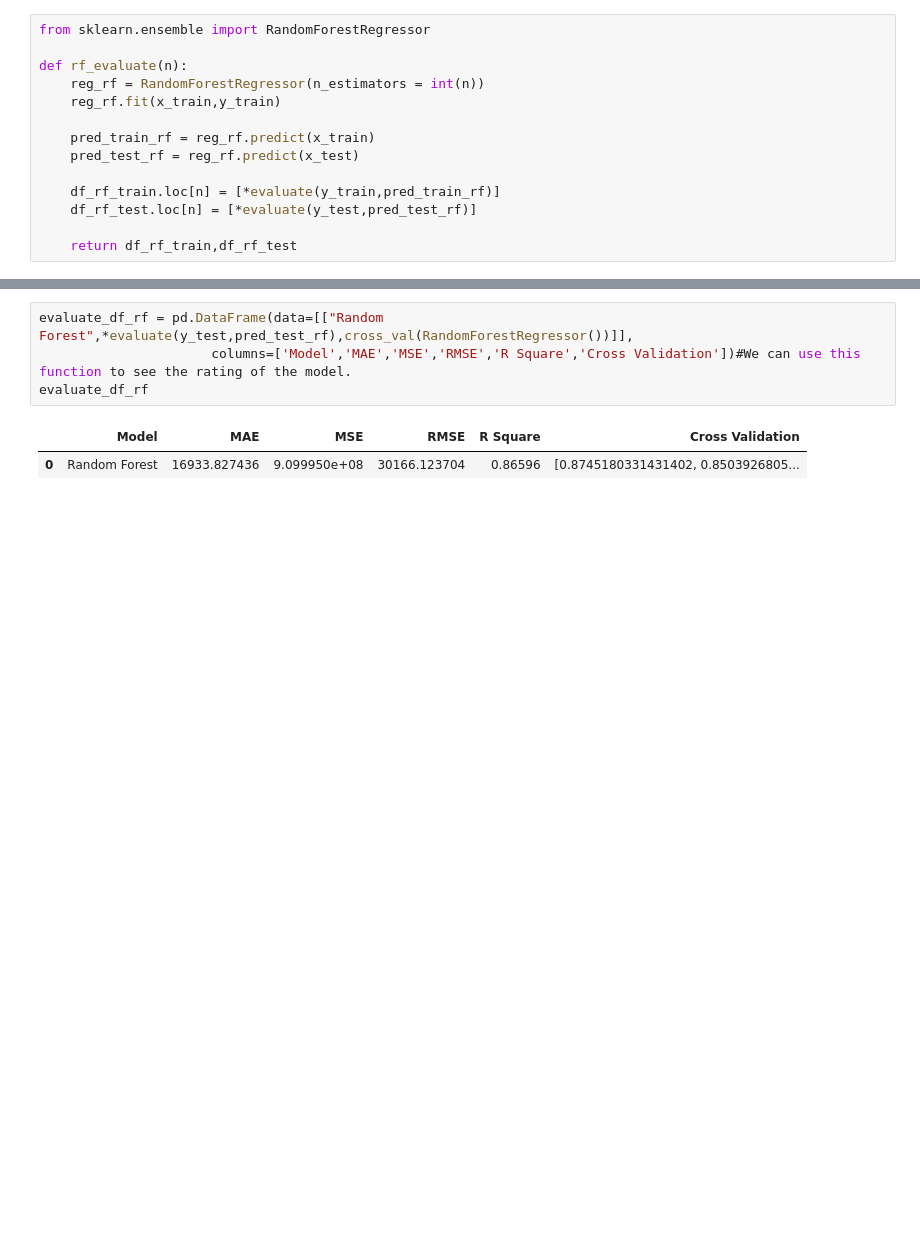
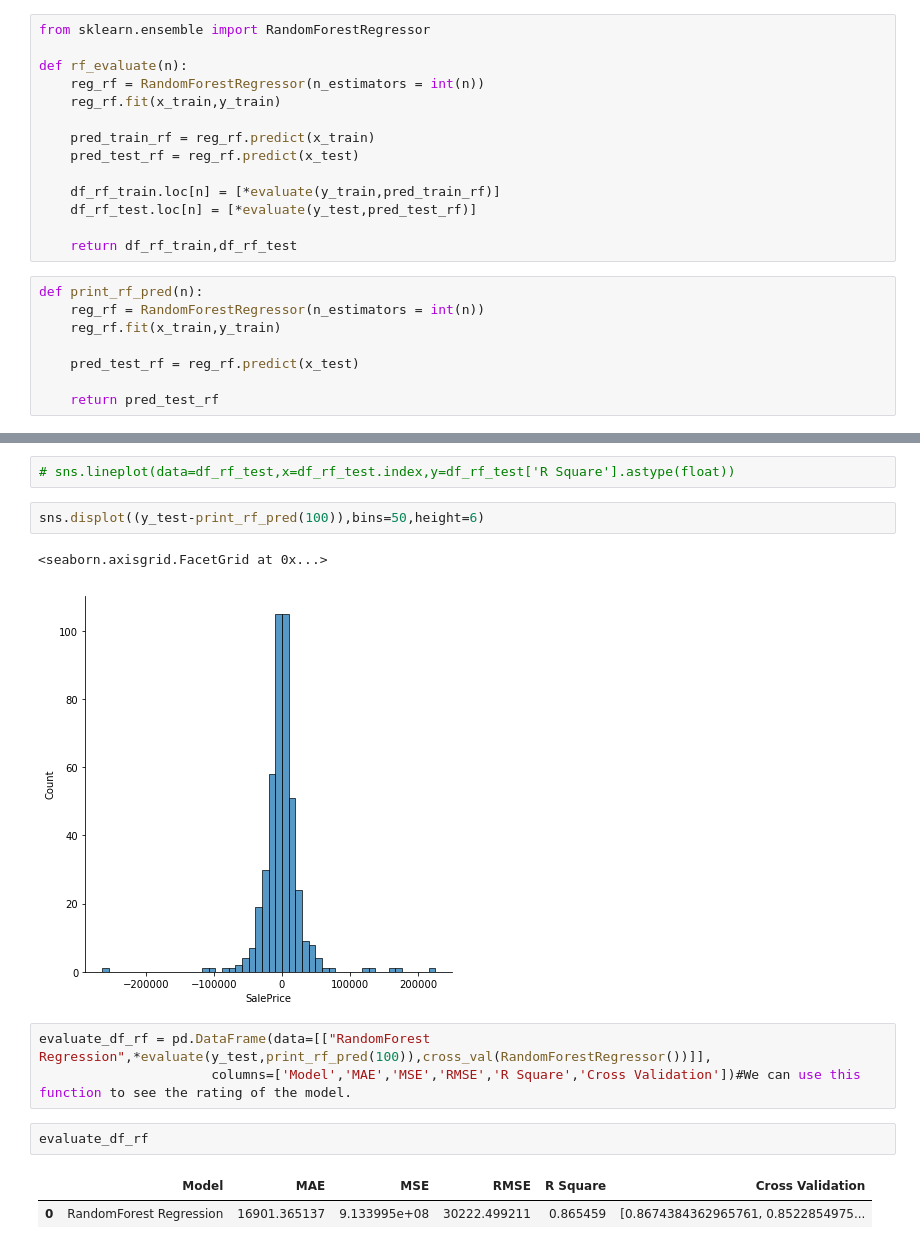
Before and after one commit to QIUYAN08042/NZseek_project, a Jupyter notebook: ML_House_price/House_Price_Pre.ipynb, the cells around one changed output, grey strips where cells are left out. Drawn from its saved outputs; the diff is of its cells as text; blank space fills up the shorter version.

```diff
--- a/ML_House_price/House_Price_Pre.ipynb
+++ b/ML_House_price/House_Price_Pre.ipynb
@@ -506,6 +528,14 @@ def rf_evaluate(n):
     df_rf_test.loc[n] = [*evaluate(y_test,pred_test_rf)]
 
     return df_rf_train,df_rf_test
+# %%
+def print_rf_pred(n):
+    reg_rf = RandomForestRegressor(n_estimators = int(n))
+    reg_rf.fit(x_train,y_train)
+
+    pred_test_rf = reg_rf.predict(x_test)
+
+    return pred_test_rf
 # %%
 for num in estimators:
     rf_evaluate(num)
@@ -523,7 +570,15 @@ sns.lineplot(data=df_rf_train,x=df_rf_train.index,y=df_rf_train['R Square'].asty
+# %%
+# sns.lineplot(data=df_rf_test,x=df_rf_test.index,y=df_rf_test['R Square'].astype(float))
+# %%
+sns.displot((y_test-print_rf_pred(100)),bins=50,height=6)
+# %% [output]
+<seaborn.axisgrid.FacetGrid at 0x...>
+[figure, added]
 # %%
-evaluate_df_rf = pd.DataFrame(data=[["Random Forest",*evaluate(y_test,pred_test_rf),cross_val(RandomForestRegressor())]],
+evaluate_df_rf = pd.DataFrame(data=[["RandomForest Regression",*evaluate(y_test,print_rf_pred(100)),cross_val(RandomForestRegressor())]],
                       columns=['Model','MAE','MSE','RMSE','R Square','Cross Validation'])#We can use this function to see the rating of the model.
-evaluate_df_rf
-# %% [output]
-|  | Model | MAE | MSE | RMSE | R Square | Cross Validation |
-| 0 | Random Forest | 16933.827436 | 9.099950e+08 | 30166.123704 | 0.86596 | [0.8745180331431402, 0.8503926805... |
+# %%
+evaluate_df_rf
+# %% [output]
+|  | Model | MAE | MSE | RMSE | R Square | Cross Validation |
+| 0 | RandomForest Regression | 16901.365137 | 9.133995e+08 | 30222.499211 | 0.865459 | [0.8674384362965761, 0.8522854975... |
```
Also changed, not shown: parts of 25 cells of this notebook.
